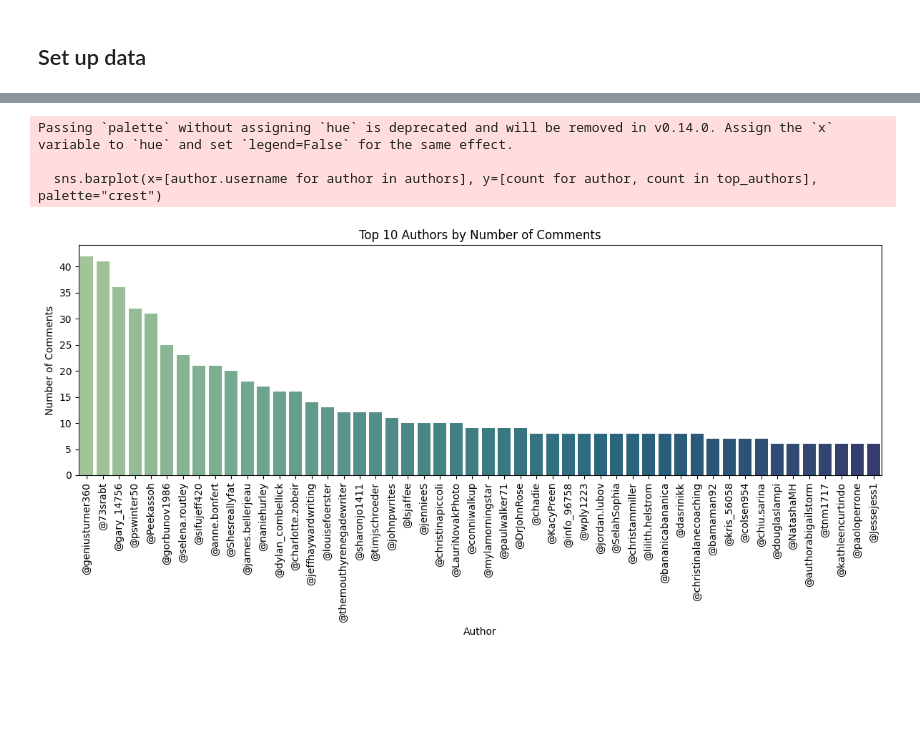
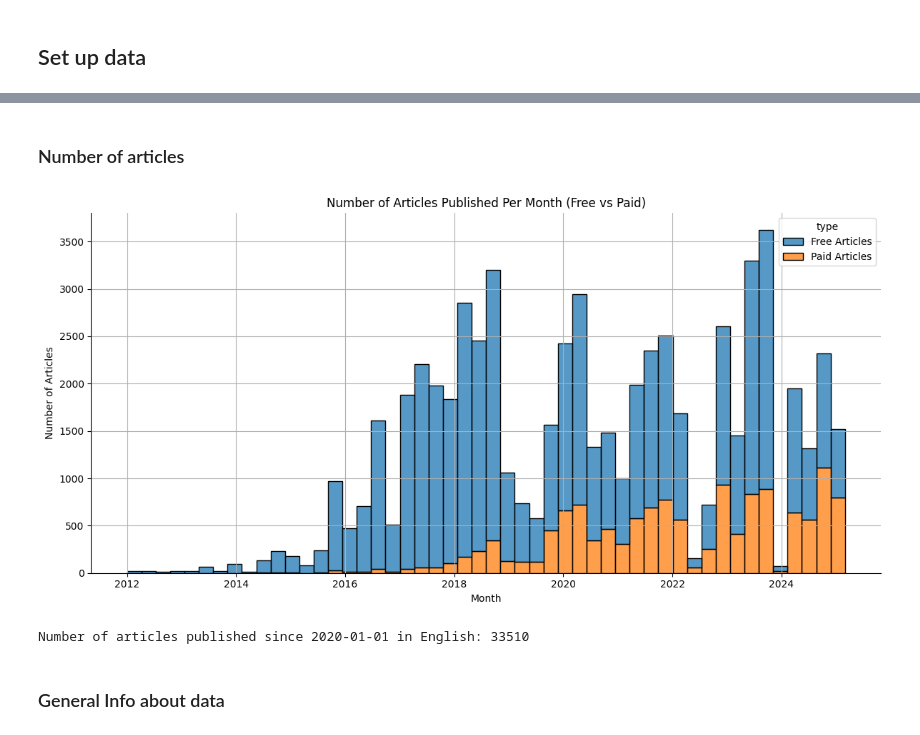
Before and after one commit to M-Enderle/Medium-Mining, a Jupyter notebook: notebooks/analyze.ipynb, the cells around one changed output, grey strips where cells are left out. Saved outputs shown, nothing was run; the diff lists cells and outputs as text; code cells hidden in the pictures; blank space fills up the shorter version.

Commit message:
Report + notebooks

```diff
--- a/notebooks/analyze.ipynb
+++ b/notebooks/analyze.ipynb
@@ -116,14 +26,0 @@ authors = [author for author, count in top_authors]
-# %%
-plt.figure(figsize=(12, 6))
-sns.barplot(x=[author.username for author in authors], y=[count for author, count in top_authors], palette="crest")
-plt.title("Top 10 Authors by Number of Comments")
-plt.xlabel("Author")
-plt.ylabel("Number of Comments")
-plt.xticks(rotation=90)
-plt.tight_layout()
-plt.show()
-# %% [output]
-Passing `palette` without assigning `hue` is deprecated and will be removed in v0.14.0. Assign the `x` variable to `hue` and set `legend=False` for the same effect.
-
-  sns.barplot(x=[author.username for author in authors], y=[count for author, count in top_authors], palette="crest")
-[figure, removed]
@@ -131,0 +27,58 @@ Passing `palette` without assigning `hue` is deprecated and will be removed in v
+# %% [markdown]
+### Number of articles
+# %%
+# make sure we have independent DataFrames
+free_articles_df = free_articles_df.copy()
+paid_articles_df = paid_articles_df.copy()
+
+free_articles_df = free_articles_df[free_articles_df["date_published"] > datetime.datetime(2012, 1, 1)]
+paid_articles_df = paid_articles_df[paid_articles_df["date_published"] > datetime.datetime(2012, 1, 1)]
+
+# extract year-month
+free_articles_df.loc[:, 'year_month'] = pd.to_datetime(free_articles_df['date_published']).dt.to_period('M')
+paid_articles_df.loc[:, 'year_month'] = pd.to_datetime(paid_articles_df['date_published']).dt.to_period('M')
+
+# group by month
+free_monthly = free_articles_df.groupby('year_month').size()
+paid_monthly = paid_articles_df.groupby('year_month').size()
+
+# build combined DataFrame
+free_data = pd.DataFrame({
+    'month': free_monthly.index.to_timestamp(),
+    'count': free_monthly.values,
+    'type': 'Free Articles'
+})
+paid_data = pd.DataFrame({
+    'month': paid_monthly.index.to_timestamp(),
+    'count': paid_monthly.values,
+    'type': 'Paid Articles'
+})
+combined_data = pd.concat([free_data, paid_data])
+
+# plot stacked bars
+plt.figure(figsize=(12, 6))
+sns.histplot(
+    data=combined_data,
+    x='month',
+    weights='count',
+    hue='type',
+    bins=50,
+    multiple='stack',
+)
+plt.title('Number of Articles Published Per Month (Free vs Paid)')
+plt.xlabel('Month')
+plt.ylabel('Number of Articles')
+sns.despine()
+plt.grid(True)
+plt.tight_layout()
+
+plt.savefig('../report/images/articles_per_month.png', dpi=300)
+plt.show()
+# %% [output]
+[figure, added]
+# %%
+articles_filtered = articles_df[articles_df["date_published"] > datetime.datetime(2020, 1, 1)]
+articles_filtered = articles_filtered[articles_filtered["language"] == "en"]
+print(f"Number of articles published since 2020-01-01 in English: {len(articles_filtered)}")
+# %% [output]
+Number of articles published since 2020-01-01 in English: 33510
@@ -131,0 +88,2 @@ Passing `palette` without assigning `hue` is deprecated and will be removed in v
+# %% [markdown]
+### General Info about data
```
Also changed, not shown: parts of 18 cells of this notebook, 11 other files.
